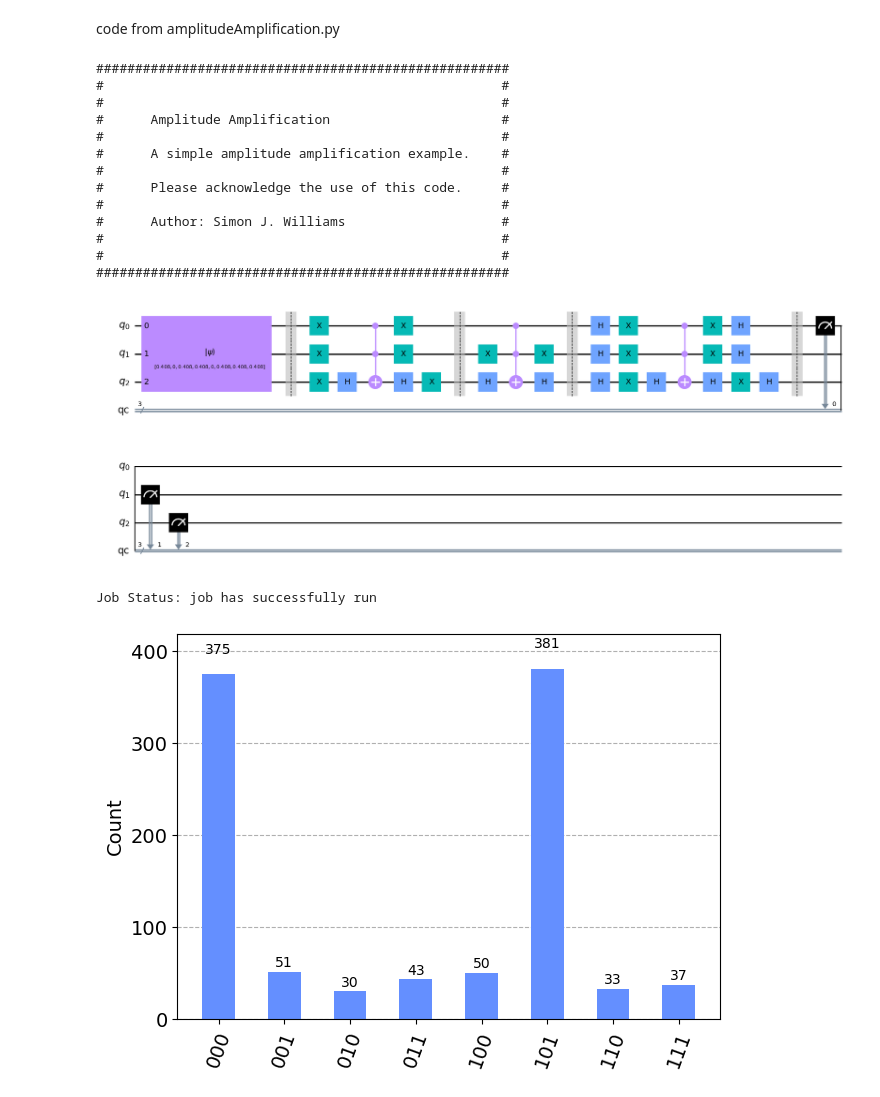
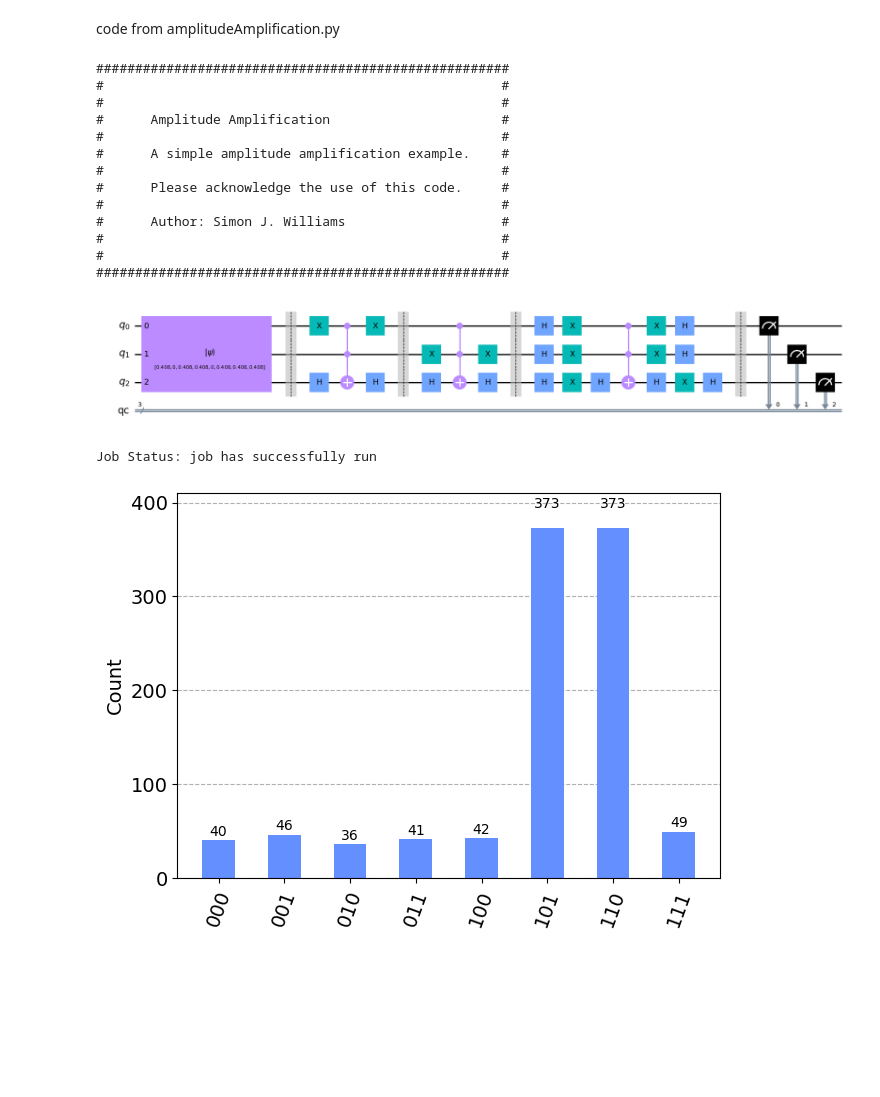
Before and after one commit to karakoulaki/MResProject, a Jupyter notebook: Examples.ipynb, the cells around one changed output. Cells and saved outputs as stored; diff of their text form; code cells hidden in the pictures; blank space fills up the shorter version.

```diff
--- a/Examples.ipynb
+++ b/Examples.ipynb
@@ -140,36 +134,35 @@ initial_state = [
     1./np.sqrt(6),
     0,
     1./np.sqrt(6),
     1./np.sqrt(6),
     0,
     1./np.sqrt(6),
     1./np.sqrt(6),
     1./np.sqrt(6),
 ]
 
 ### Define 'good' states
-good_state = [[0,0,0],
-              [1,0,1]]
+good_state = [[0,1,1],[1,0,1]]
 
 itr      = 1
 n_qubits = 3
 circuit  = circuitBuild(n_qubits, initial_state, good_state, itr)
 circuit.draw('mpl')
 # %% [output]
 #####################################################
 #                                                   #
 #                                                   #
 #      Amplitude Amplification                      #
 #                                                   #
 #      A simple amplitude amplification example.    #
 #                                                   #
 #      Please acknowledge the use of this code.     #
 #                                                   #
 #      Author: Simon J. Williams                    #
 #                                                   #
 #                                                   #
 #####################################################
-[figure, old version]
+[figure, new version]
 # %%
 ### Run for 1000 shots
 job = execute(circuit, sim, shots=1000)
@@ -178,4 +171,4 @@ counts = job.result().get_counts()
 plot_histogram(counts)
 # %% [output]
 Job Status: job has successfully run
-[figure, old version]
+[figure, new version]
```
Also changed, not shown: parts of 3 cells of this notebook, 2 other files.
